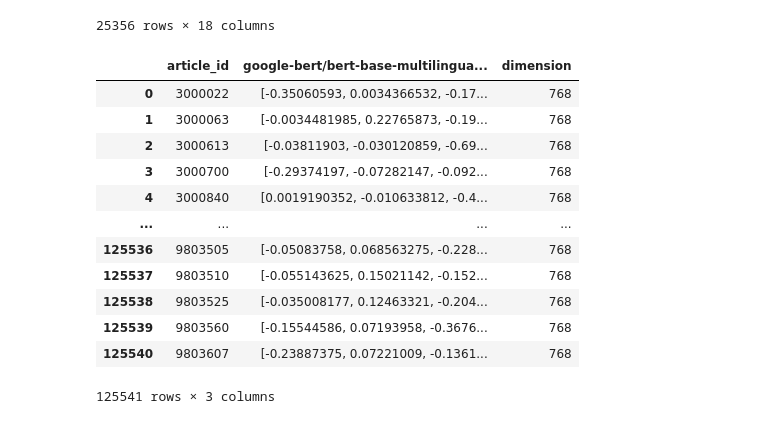
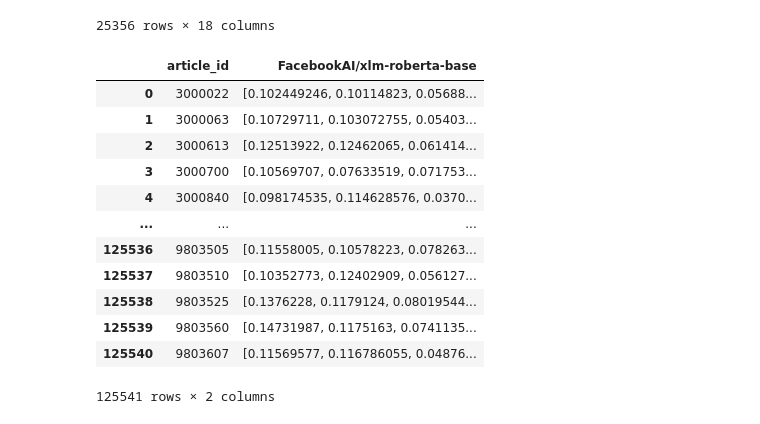
Before and after one commit to babogdanov/recsys-2024, a Jupyter notebook: test.ipynb, the cells around one changed output. Drawn from its saved outputs; the diff is of its cells as text; code cells hidden in the pictures.

```diff
--- a/test.ipynb
+++ b/test.ipynb
@@ -92,20 +92,19 @@ behaviors_df
 | 25355 | 579246466 | NaN | 2023-05-26 08:08:12 | 5.0 | NaN | 2 | ... |
 25356 rows × 18 columns
 # %%
-embedding_df = pd.read_parquet('./data/embeddings/bert_base_multilingual_cased.parquet')
-embedding_df['dimension'] = embedding_df['google-bert/bert-base-multilingual-cased'].str.len()
+embedding_df = pd.read_parquet('./data/embeddings/xlm_roberta_base.parquet')
 embedding_df
 # %% [output]
-|  | article_id | google-bert/bert-base-multilingua... | dimension |
-| 0 | 3000022 | [-0.35060593, 0.0034366532, -0.17... | 768 |
-| 1 | 3000063 | [-0.0034481985, 0.22765873, -0.19... | 768 |
-| 2 | 3000613 | [-0.03811903, -0.030120859, -0.69... | 768 |
-| 3 | 3000700 | [-0.29374197, -0.07282147, -0.092... | 768 |
-| 4 | 3000840 | [0.0019190352, -0.010633812, -0.4... | 768 |
-| ... | ... | ... | ... |
-| 125536 | 9803505 | [-0.05083758, 0.068563275, -0.228... | 768 |
-| 125537 | 9803510 | [-0.055143625, 0.15021142, -0.152... | 768 |
-| 125538 | 9803525 | [-0.035008177, 0.12463321, -0.204... | 768 |
-| 125539 | 9803560 | [-0.15544586, 0.07193958, -0.3676... | 768 |
-| 125540 | 9803607 | [-0.23887375, 0.07221009, -0.1361... | 768 |
+|  | article_id | FacebookAI/xlm-roberta-base |
+| 0 | 3000022 | [0.102449246, 0.10114823, 0.05688... |
+| 1 | 3000063 | [0.10729711, 0.103072755, 0.05403... |
+| 2 | 3000613 | [0.12513922, 0.12462065, 0.061414... |
+| 3 | 3000700 | [0.10569707, 0.07633519, 0.071753... |
+| 4 | 3000840 | [0.098174535, 0.114628576, 0.0370... |
+| ... | ... | ... |
+| 125536 | 9803505 | [0.11558005, 0.10578223, 0.078263... |
+| 125537 | 9803510 | [0.10352773, 0.12402909, 0.056127... |
+| 125538 | 9803525 | [0.1376228, 0.1179124, 0.08019544... |
+| 125539 | 9803560 | [0.14731987, 0.1175163, 0.0741135... |
+| 125540 | 9803607 | [0.11569577, 0.116786055, 0.04876... |
-125541 rows × 3 columns
+125541 rows × 2 columns
```
Also changed, not shown: parts of 1 cell of this notebook, 3 other files.
